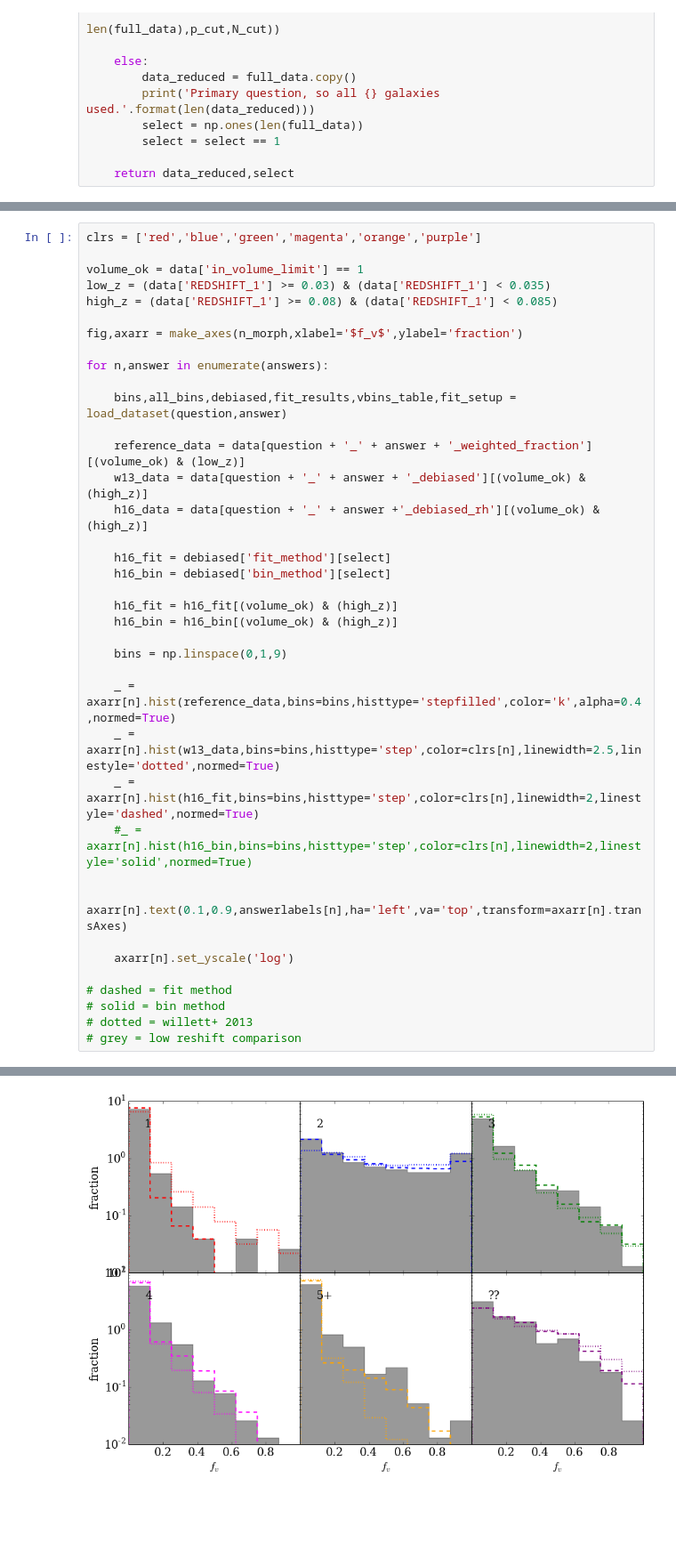
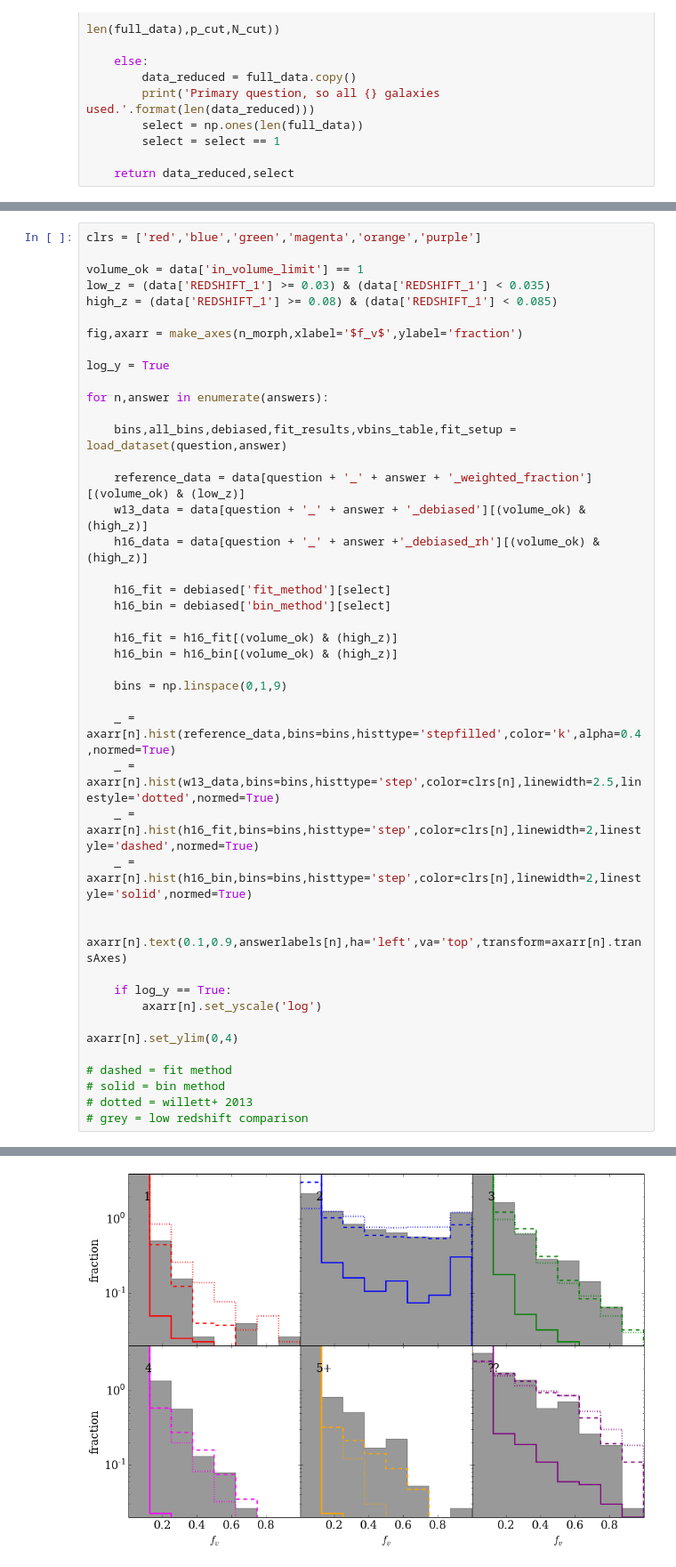
Before and after one commit to RossHart/Debiasing-testing-v2, a Jupyter notebook: Codes/debiasing_report.ipynb, the cells around one changed output, grey strips where cells are left out. Shown at 89% size. Cells and saved outputs as stored; diff of their text form; blank space fills up the shorter version.

Commit message:
now have updated plots

```diff
--- a/Codes/debiasing_report.ipynb
+++ b/Codes/debiasing_report.ipynb
@@ -199,6 +222,8 @@ low_z = (data['REDSHIFT_1'] >= 0.03) & (data['REDSHIFT_1'] < 0.035)
 high_z = (data['REDSHIFT_1'] >= 0.08) & (data['REDSHIFT_1'] < 0.085)
 
 fig,axarr = make_axes(n_morph,xlabel='$f_v$',ylabel='fraction')
+
+log_y = True
 
 for n,answer in enumerate(answers):
 
@@ -219,14 +244,17 @@ for n,answer in enumerate(answers):
     _ = axarr[n].hist(reference_data,bins=bins,histtype='stepfilled',color='k',alpha=0.4,normed=True)
     _ = axarr[n].hist(w13_data,bins=bins,histtype='step',color=clrs[n],linewidth=2.5,linestyle='dotted',normed=True)
     _ = axarr[n].hist(h16_fit,bins=bins,histtype='step',color=clrs[n],linewidth=2,linestyle='dashed',normed=True)
-    #_ = axarr[n].hist(h16_bin,bins=bins,histtype='step',color=clrs[n],linewidth=2,linestyle='solid',normed=True)
+    _ = axarr[n].hist(h16_bin,bins=bins,histtype='step',color=clrs[n],linewidth=2,linestyle='solid',normed=True)
 
     axarr[n].text(0.1,0.9,answerlabels[n],ha='left',va='top',transform=axarr[n].transAxes)
 
-    axarr[n].set_yscale('log')
+    if log_y == True:
+        axarr[n].set_yscale('log')
+
+axarr[n].set_ylim(0,4)
 
 # dashed = fit method
 # solid = bin method
 # dotted = willett+ 2013
-# grey = low reshift comparison
+# grey = low redshift comparison
 # %% [output]
@@ -233,4 +262,4 @@ for n,answer in enumerate(answers):
-[figure, old version]
+[figure, new version]
 # %%
 # k vs kfit, c vs cfit plots:
 
```
Also changed, not shown: parts of 9 cells of this notebook, 3 other files.
